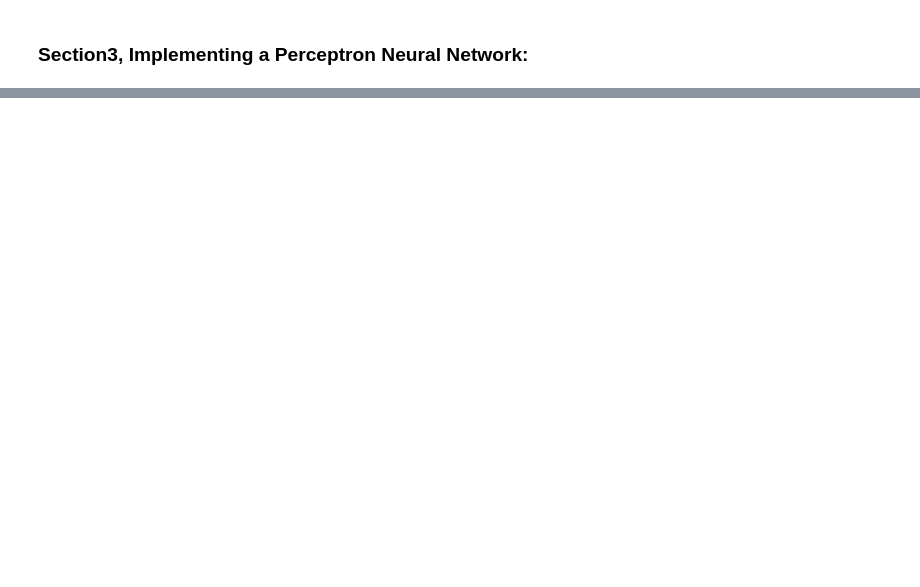
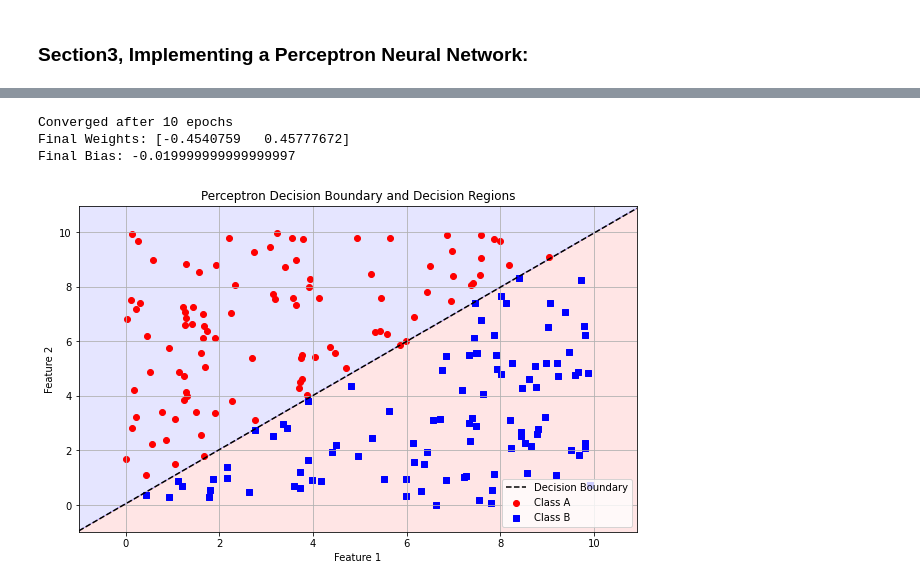
Before and after one commit to Ramtin-BeheshtAeen/intro-to-ml-code, a Jupyter notebook: introduction_to_machine_learning/session-4-Linear Classification and Perceptron Neural Network.ipynb, the cells around one changed output, grey strips where cells are left out. Drawn from its saved outputs; the diff is of its cells as text; code cells hidden in the pictures; blank space fills up the shorter version.

```diff
--- a/introduction_to_machine_learning/session-4-Linear Classification and Perceptron Neural Network.ipynb
+++ b/introduction_to_machine_learning/session-4-Linear Classification and Perceptron Neural Network.ipynb
@@ -178,0 +290,11 @@ SyntaxError: expected ':' (Temp/ipykernel_10872/465624395.py, line 9)
+# %%
+#X_ab: combined feature data from class A and class B
+
+X_AB_linear_sep = np.vstack((class_A_LS, class_B_LS))
+y_AB_linear_sep = np.hstack( ( np.ones(class_A_LS.shape[0]), -np.ones(class_B_LS.shape[0]) ) )
+
+shuffle_idx = np.random.permutation(len(X_AB_linear_sep))
+X_AB_linear_sep, y_AB_linear_sep = X_AB_linear_sep[shuffle_idx], y_AB_linear_sep[shuffle_idx]
+
+print("Combined Data Sample Points:\n", X_ab[:5])
+print("Combined Labels:\n", y_ab[:5])
@@ -178,0 +310,46 @@ SyntaxError: expected ':' (Temp/ipykernel_10872/465624395.py, line 9)
+# %%
+ls_perceptron = Perceptron(learning_rate=0.01, n_epochs=1000)
+ls_perceptron.fit(X_AB_linear_sep, y_AB_linear_sep)
+
+print(f"Final Weights: {ls_perceptron.weights}")
+print(f"Final Bias: {ls_perceptron.bias}")
+# %% [output]
+Converged after 10 epochs
+Final Weights: [-0.4540759   0.45777672]
+Final Bias: -0.019999999999999997
+# %%
+from matplotlib.colors import ListedColormap
+
+x_min, x_max = X_AB_linear_sep[:, 0].min() - 1, X_AB_linear_sep[:, 0].max() + 1
+y_min, y_max = X_AB_linear_sep[:, 1].min() - 1, X_AB_linear_sep[:, 1].max() + 1
+xx, yy = np.meshgrid(np.linspace(x_min, x_max, 500),
+                     np.linspace(y_min, y_max, 500))
+
+grid = np.c_[xx.ravel(), yy.ravel()]
+Z = ls_perceptron.predict(grid)
+Z = Z.reshape(xx.shape)
+
+cmap_light = ListedColormap(['#FFAAAA', '#AAAAFF'])
+cmap_bold = ListedColormap(['#FF0000', '#0000FF'])
+plt.figure(figsize=(10, 6))
+
+plt.contourf(xx, yy, Z, alpha=0.3, cmap=cmap_light)
+
+if ls_perceptron.weights[1] != 0:
+    x_vals = np.array([x_min, x_max])
+    y_vals = -(ls_perceptron.weights[0] * x_vals + ls_perceptron.bias) / ls_perceptron.weights[1]
+    plt.plot(x_vals, y_vals, 'k--', label='Decision Boundary')
+else:
+    x_val = -ls_perceptron.bias / ls_perceptron.weights[0]
+    plt.axvline(x=x_val, color='k', linestyle='--', label='Decision Boundary')
+
+plt.scatter(class_A_LS[:, 0], class_A_LS[:, 1], color='red', marker='o', label='Class A')
+plt.scatter(class_B_LS[:, 0], class_B_LS[:, 1], color='blue', marker='s', label='Class B')
+plt.xlabel('Feature 1')
+plt.ylabel('Feature 2')
+plt.title('Perceptron Decision Boundary and Decision Regions')
+plt.legend()
+plt.grid(True)
+plt.show()
+# %% [output]
+[figure, added]
```
Also changed, not shown: parts of 14 cells of this notebook.
